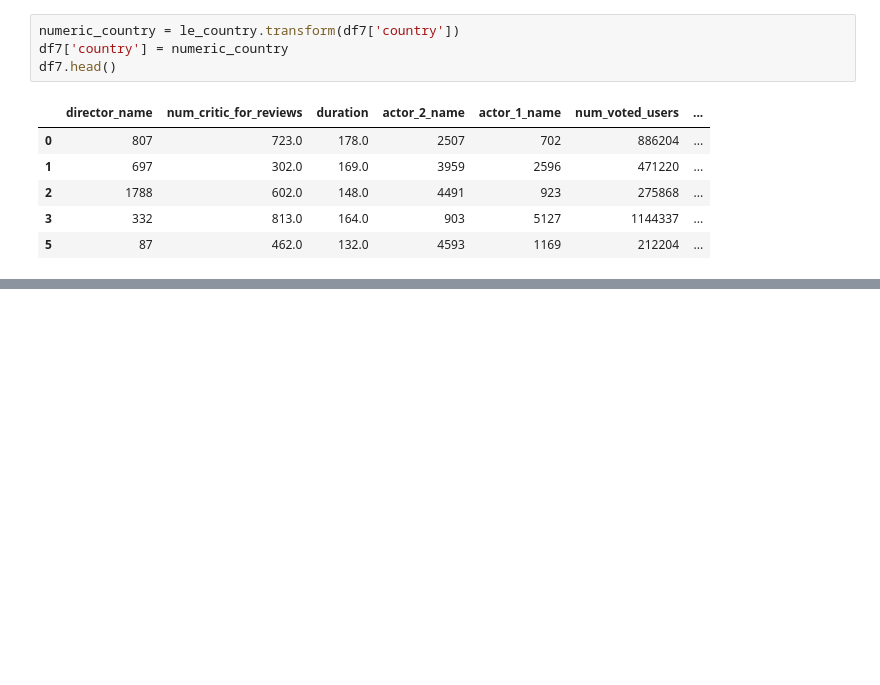
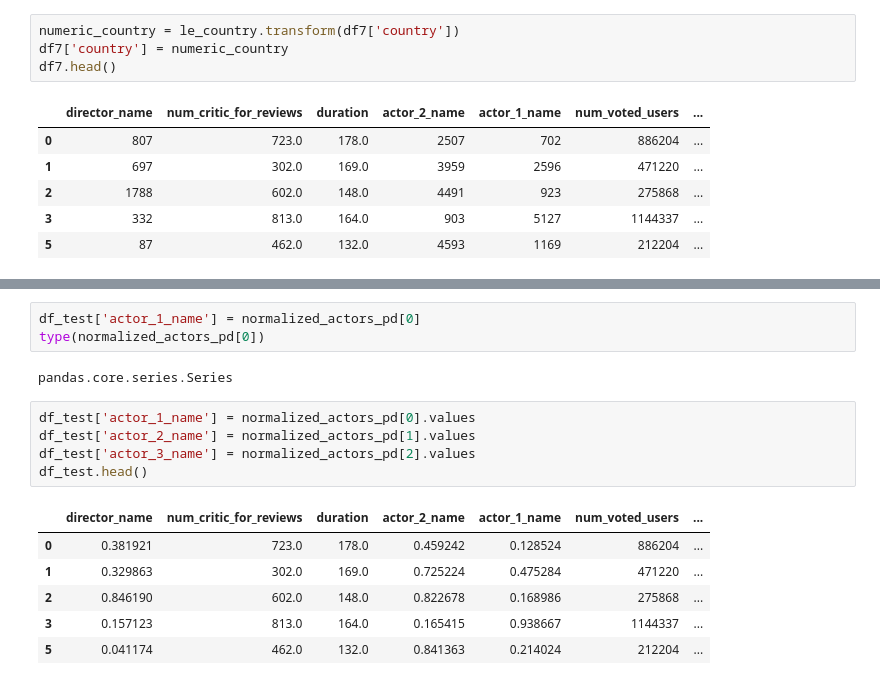
Before and after one commit to Machine-Learning-FGA/imdb_movie_dataset, a Jupyter notebook: pre_processing.ipynb, the cells around one changed output, grey strips where cells are left out. Drawn from its saved outputs; the diff is of its cells as text; blank space fills up the shorter version.

```diff
--- a/pre_processing.ipynb
+++ b/pre_processing.ipynb
@@ -431,0 +513,17 @@ df7.head()
+# %%
+df_test['actor_1_name'] = normalized_actors_pd[0]
+type(normalized_actors_pd[0])
+# %% [output]
+pandas.core.series.Series
+# %%
+df_test['actor_1_name'] = normalized_actors_pd[0].values
+df_test['actor_2_name'] = normalized_actors_pd[1].values
+df_test['actor_3_name'] = normalized_actors_pd[2].values
+df_test.head()
+# %% [output]
+|  | director_name | num_critic_for_reviews | duration | actor_2_name | actor_1_name | num_voted_users | ... |
+| 0 | 0.381921 | 723.0 | 178.0 | 0.459242 | 0.128524 | 886204 | ... |
+| 1 | 0.329863 | 302.0 | 169.0 | 0.725224 | 0.475284 | 471220 | ... |
+| 2 | 0.846190 | 602.0 | 148.0 | 0.822678 | 0.168986 | 275868 | ... |
+| 3 | 0.157123 | 813.0 | 164.0 | 0.165415 | 0.938667 | 1144337 | ... |
+| 5 | 0.041174 | 462.0 | 132.0 | 0.841363 | 0.214024 | 212204 | ... |
```
Also changed, not shown: parts of 26 cells of this notebook.
